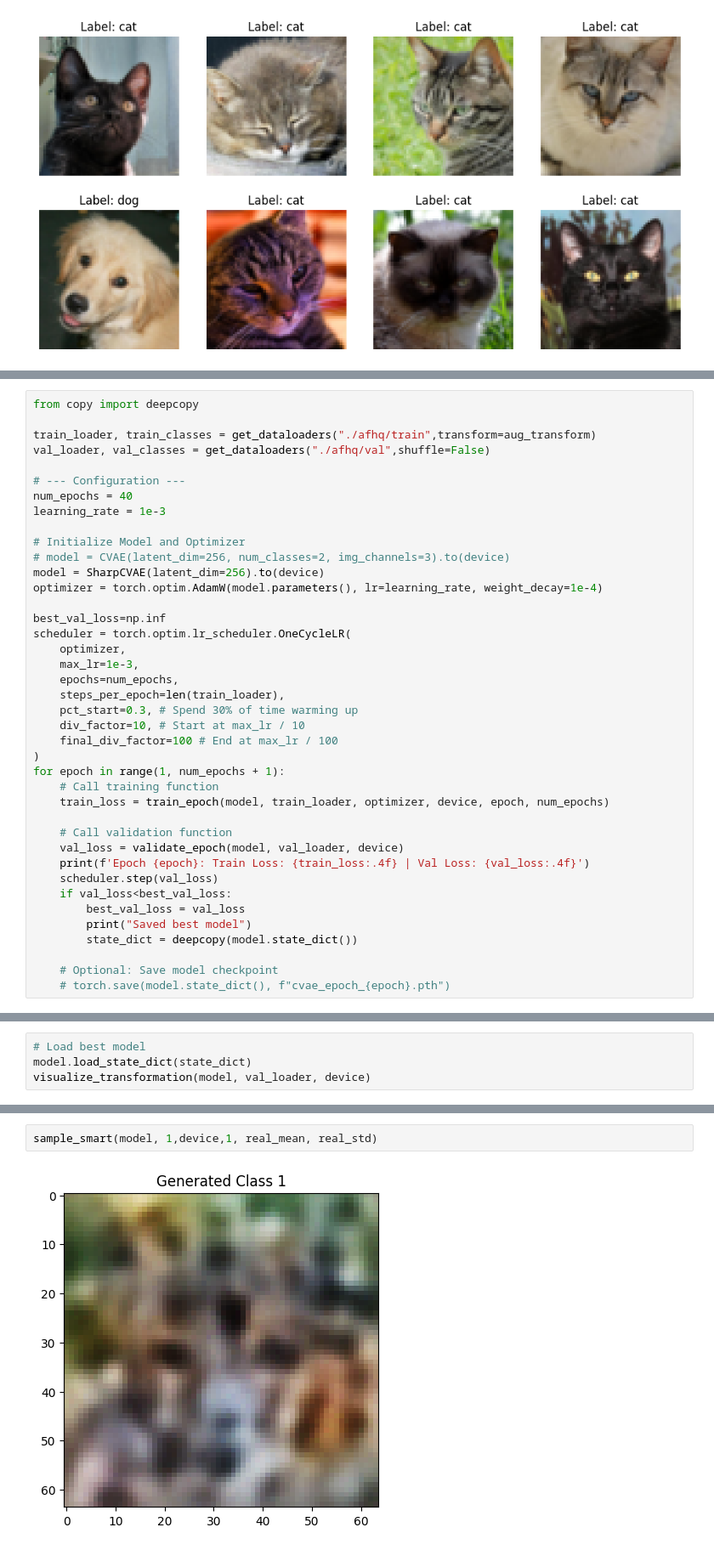
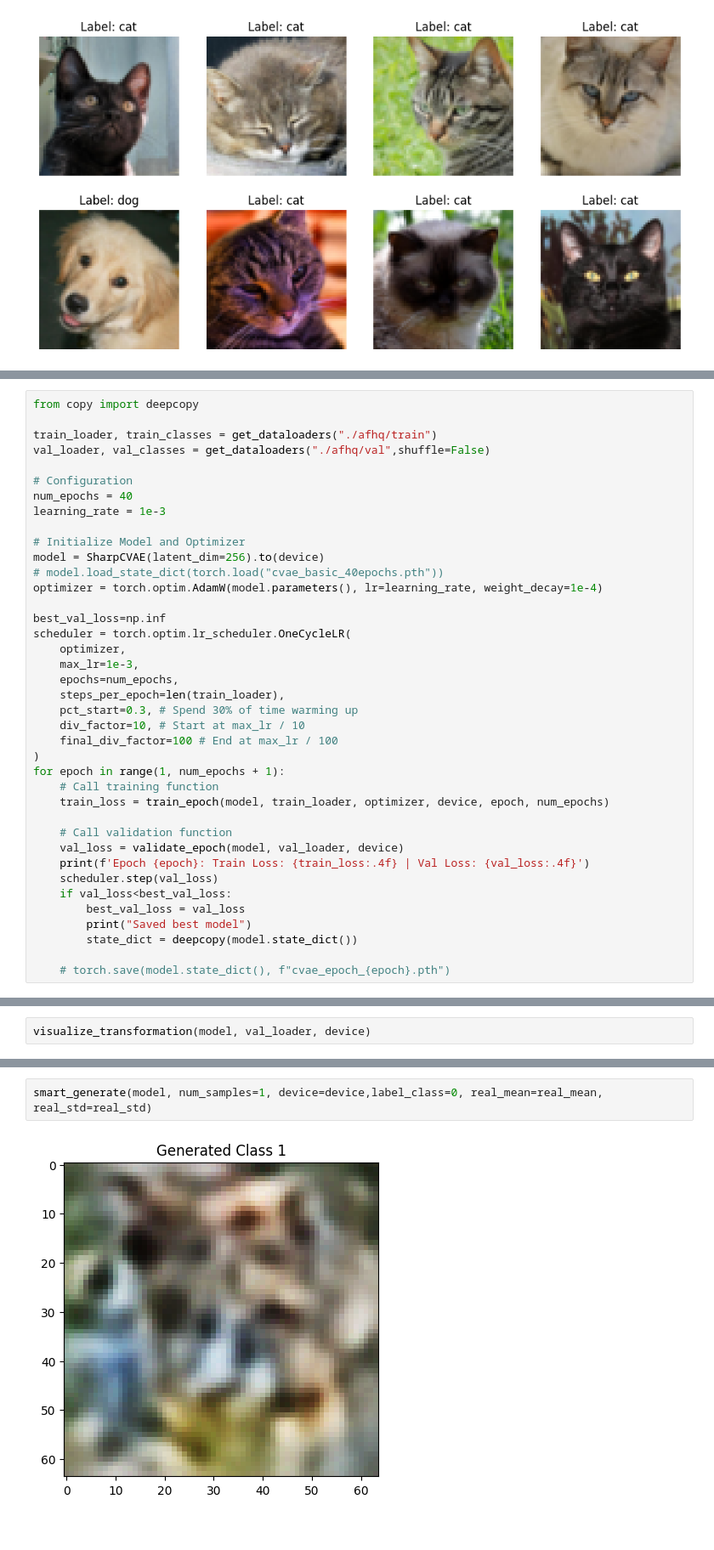
Before and after one commit to robertbejan/deepavance, a Jupyter notebook: miniproject_VAE.ipynb, the cells around one changed output, grey strips where cells are left out. Shown at 85% size. Saved outputs shown, nothing was run; the diff lists cells and outputs as text.

Commit message:
Improve training pipeline

```diff
--- a/miniproject_VAE.ipynb
+++ b/miniproject_VAE.ipynb
@@ -256,16 +251,16 @@ def validate_epoch(model, dataloader, device):
 # %%
 from copy import deepcopy
 
-train_loader, train_classes = get_dataloaders("./afhq/train",transform=aug_transform)
+train_loader, train_classes = get_dataloaders("./afhq/train")
 val_loader, val_classes = get_dataloaders("./afhq/val",shuffle=False)
 
-# --- Configuration ---
+# Configuration
 num_epochs = 40
 learning_rate = 1e-3
 
 # Initialize Model and Optimizer
-# model = CVAE(latent_dim=256, num_classes=2, img_channels=3).to(device)
 model = SharpCVAE(latent_dim=256).to(device)
+# model.load_state_dict(torch.load("cvae_basic_40epochs.pth"))
 optimizer = torch.optim.AdamW(model.parameters(), lr=learning_rate, weight_decay=1e-4)
 
 best_val_loss=np.inf
@@ -291,5 +286,4 @@ for epoch in range(1, num_epochs + 1):
         print("Saved best model")
         state_dict = deepcopy(model.state_dict())
 
-    # Optional: Save model checkpoint
     # torch.save(model.state_dict(), f"cvae_epoch_{epoch}.pth")
@@ -320,5 +410,3 @@ torch.save(state_dict, f"cvae_basic_40epochs.pth")
 # %%
-# Load best model
-model.load_state_dict(state_dict)
 visualize_transformation(model, val_loader, device)
 # %% [output]
@@ -371,4 +418,4 @@ def sample_smart(model, num_samples, device, label_class, real_mean,real_std):
 # %%
-sample_smart(model, 1,device,1, real_mean, real_std)
+smart_generate(model, num_samples=1, device=device,label_class=0, real_mean=real_mean, real_std=real_std)
 # %% [output]
-[figure, old version]
+[figure, new version]
```
Also changed, not shown: parts of 17 cells of this notebook, 1 other file.
